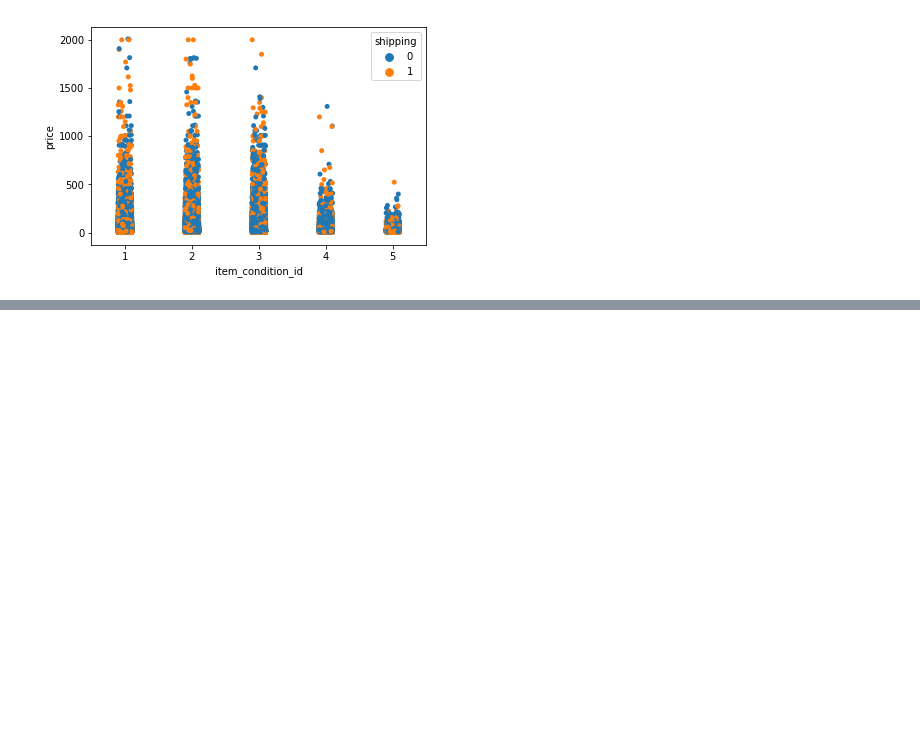
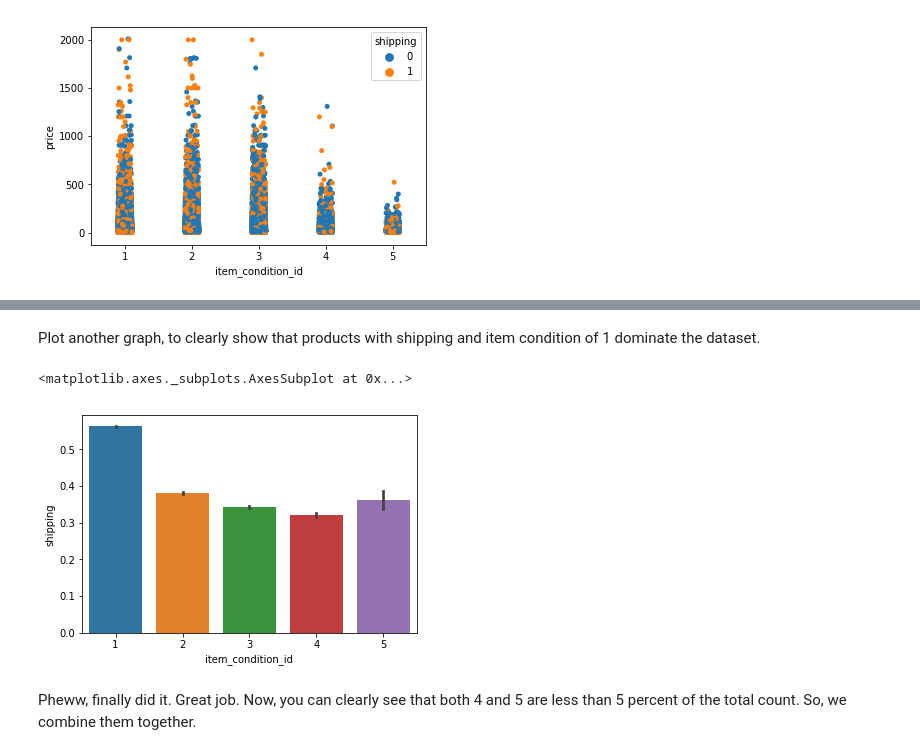
Before and after one commit to tralpha/mercari, a Jupyter notebook: kernel.ipynb, the cells around one changed output, grey strips where cells are left out. Drawn from its saved outputs; the diff is of its cells as text; code cells hidden in the pictures; blank space fills up the shorter version.

```diff
--- a/kernel.ipynb
+++ b/kernel.ipynb
@@ -85,0 +115,9 @@ sns.stripplot(x=S_train['item_condition_id'], y=y_train['price'], hue=S_train['s
+# %% [markdown]
+Plot another graph, to clearly show that products with shipping and item condition of 1 dominate the dataset.
+# %%
+sns.barplot(x="item_condition_id", y="shipping", data=S_train)
+# %% [output]
+<matplotlib.axes._subplots.AxesSubplot at 0x...>
+[figure, added]
+# %% [markdown]
+Pheww, finally did it. Great job. Now, you can clearly see that both 4 and 5 are less than 5 percent of the total count. So, we combine them together.
```
Also changed, not shown: parts of 18 cells of this notebook.
